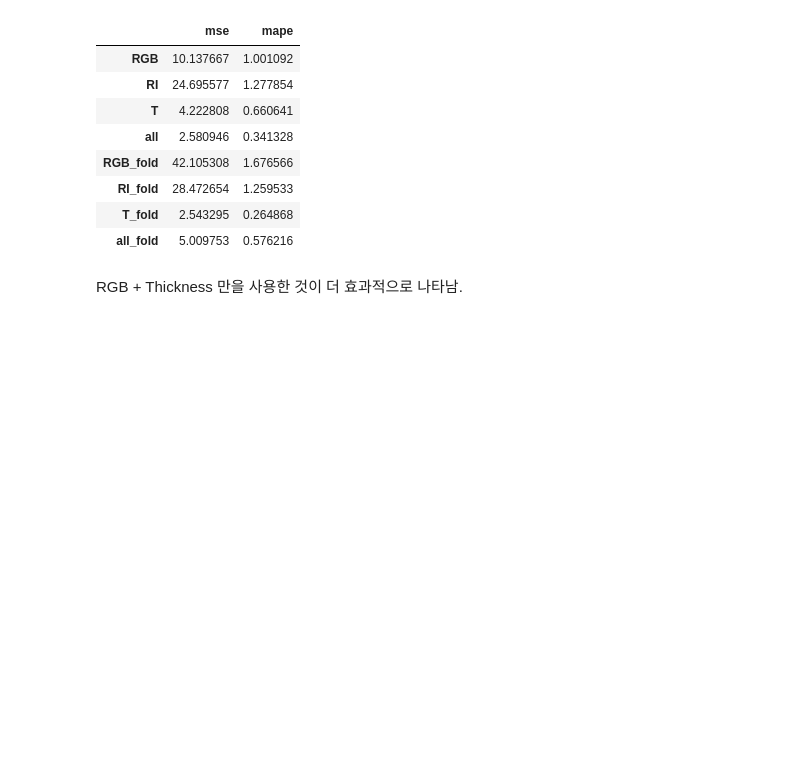
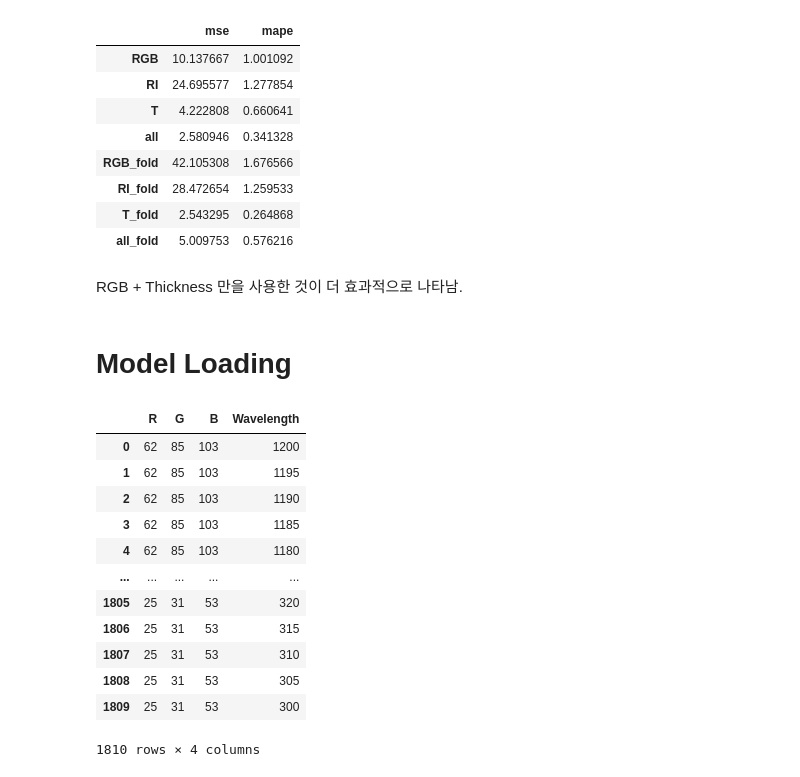
Before and after one commit to umkiyoung/Solar, a Jupyter notebook: Weighted_Average_Reflectance_of_Solar_Cells/image_to_reflectance/image_to_reflectance.ipynb, the cells around one changed output. Saved outputs shown, nothing was run; the diff lists cells and outputs as text; code cells hidden in the pictures; blank space fills up the shorter version.

```diff
--- a/Weighted_Average_Reflectance_of_Solar_Cells/image_to_reflectance.ipynb
+++ b/Weighted_Average_Reflectance_of_Solar_Cells/image_to_reflectance/image_to_reflectance.ipynb
@@ -383,3 +386,5 @@ metrics
 | all_fold | 5.009753 | 0.576216 |
 # %% [markdown]
 RGB + Thickness 만을 사용한 것이 더 효과적으로 나타남.
+# %% [markdown]
+# Model Loading
@@ -385,0 +410,16 @@ RGB + Thickness 만을 사용한 것이 더 효과적으로 나타남.
+# %%
+X_RGB_test
+# %% [output]
+|  | R | G | B | Wavelength |
+| 0 | 62 | 85 | 103 | 1200 |
+| 1 | 62 | 85 | 103 | 1195 |
+| 2 | 62 | 85 | 103 | 1190 |
+| 3 | 62 | 85 | 103 | 1185 |
+| 4 | 62 | 85 | 103 | 1180 |
+| ... | ... | ... | ... | ... |
+| 1805 | 25 | 31 | 53 | 320 |
+| 1806 | 25 | 31 | 53 | 315 |
+| 1807 | 25 | 31 | 53 | 310 |
+| 1808 | 25 | 31 | 53 | 305 |
+| 1809 | 25 | 31 | 53 | 300 |
+1810 rows × 4 columns
```
Also changed, not shown: parts of 5 cells of this notebook, 19 other files.
